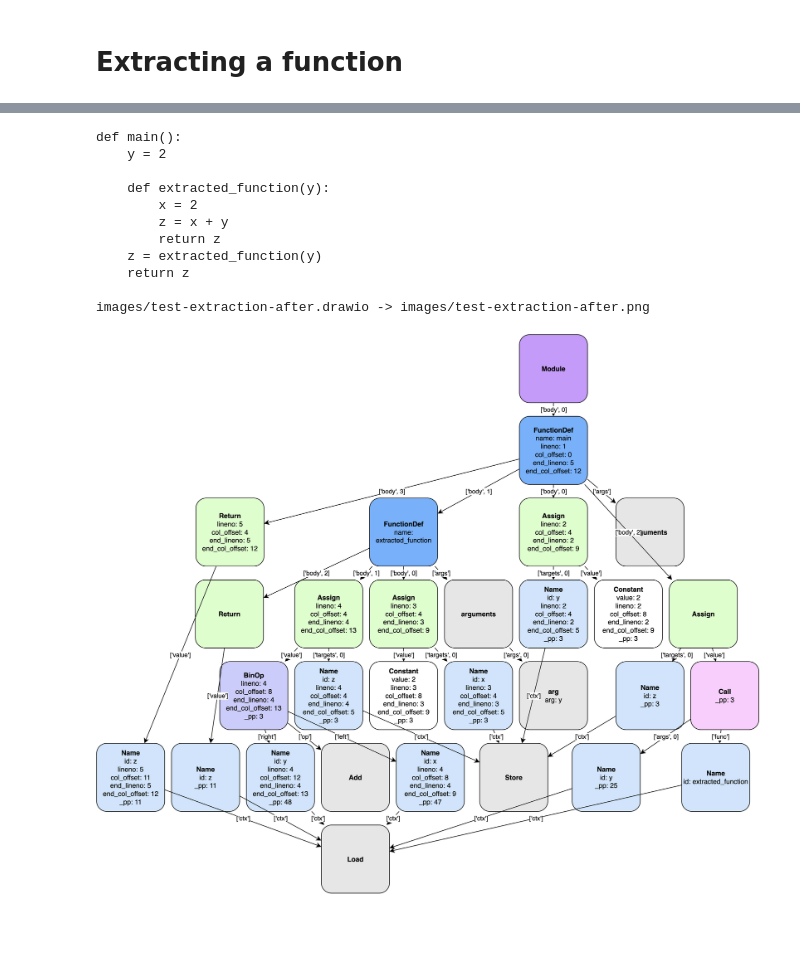
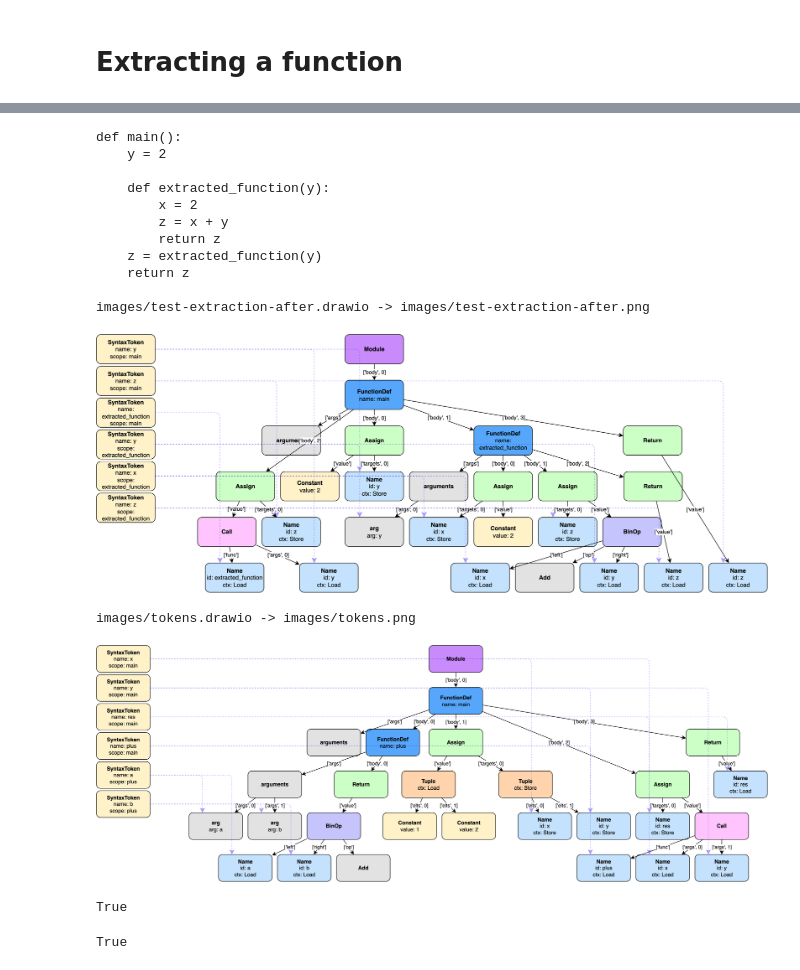
Before and after one commit to nastia-39/project-6390, a Jupyter notebook: notebook-nastia.ipynb, the cells around one changed output, grey strips where cells are left out. Cells and saved outputs as stored; diff of their text form; code cells hidden in the pictures; blank space fills up the shorter version.

```diff
--- a/notebook-nastia.ipynb
+++ b/notebook-nastia.ipynb
@@ -152,4 +148,6 @@ images/test-extraction-before.drawio -> images/test-extraction-before.png
 # %%
+importlib.reload(transforms)
+from transforms import extract_function
 G2 = copy.deepcopy(G)
 G2.refresh()
 
@@ -157,7 +155,7 @@ node_id = id(G2.ast_tree.body[0])
 G2.ast_nodes[node_id]
 G2 = extract_function(G2, node_id, 1, 2)
 print(G2.to_source())
-vis_drawio(G2, 'images/test-extraction-after')
+vis_drawio(G2, 'images/test-extraction-after', params)
 # %% [output]
 def main():
     y = 2
@@ -170,4 +168,34 @@ def main():
     return z
 
 images/test-extraction-after.drawio -> images/test-extraction-after.png
-[figure, old version]
+[figure, new version]
+# %%
+importlib.reload(graph)
+from graph import CodeGraph
+
+GN = CodeGraph.from_file(filename_test_exp)
+# %%
+output_file_name = 'images/tokens'
+mxfile = OurGraphToXML(params).graph_to_xml(GN)
+xml_str = xml.dom.minidom.parseString(ET.tostring(mxfile)).toprettyxml()
+
+output_file = f'{output_file_name}.png'
+filename    = f'{output_file_name}.drawio'
+
+with open(filename, 'w') as file:
+    file.write(xml_str)
+
+bashCommand = f"/Applications/draw.io.app/Contents/MacOS/draw.io -x -f png --scale 2   -o {output_file} {filename}"
+os.system(bashCommand)
+Image(output_file)
+# %% [output]
+images/tokens.drawio -> images/tokens.png
+[figure, added]
+# %%
+isinstance(GN, OurGraphWithNewNodes)
+# %% [output]
+True
+# %%
+type(GN) is OurGraphWithNewNodes
+# %% [output]
+True
```
Also changed, not shown: parts of 4 cells of this notebook, 11 other files.
